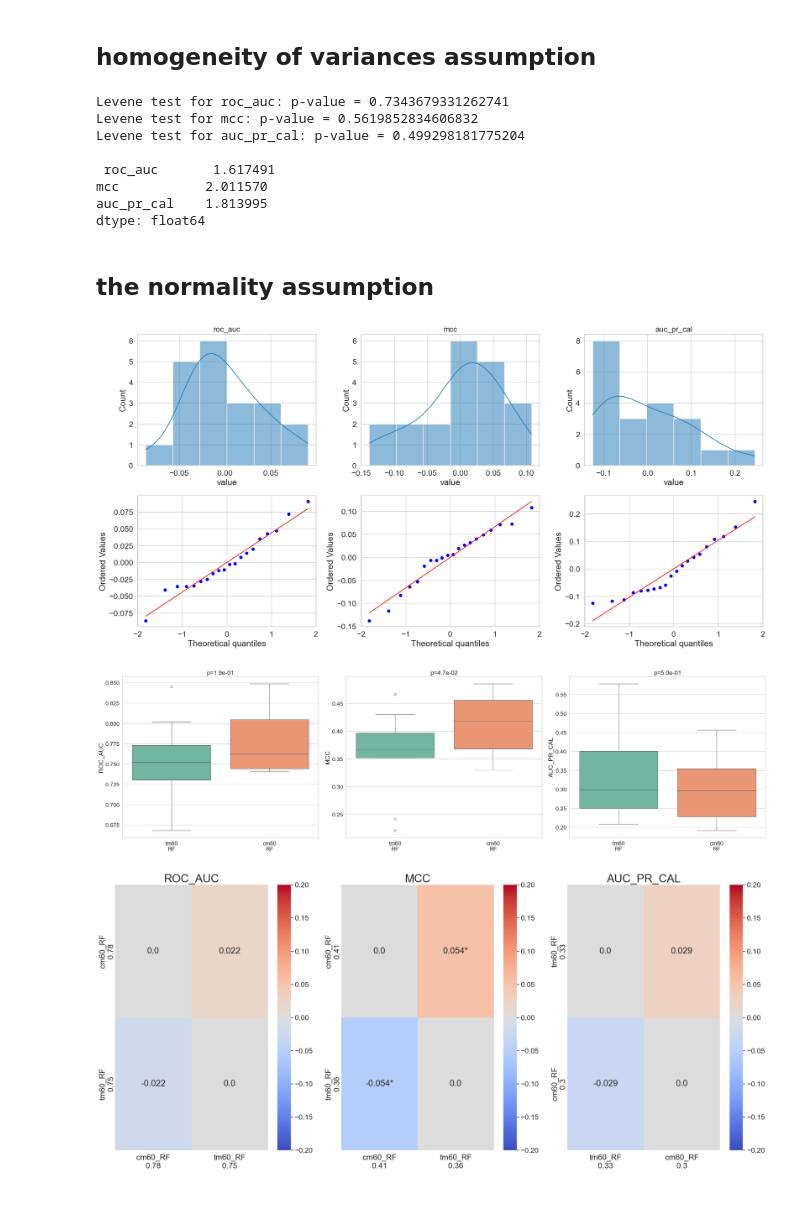
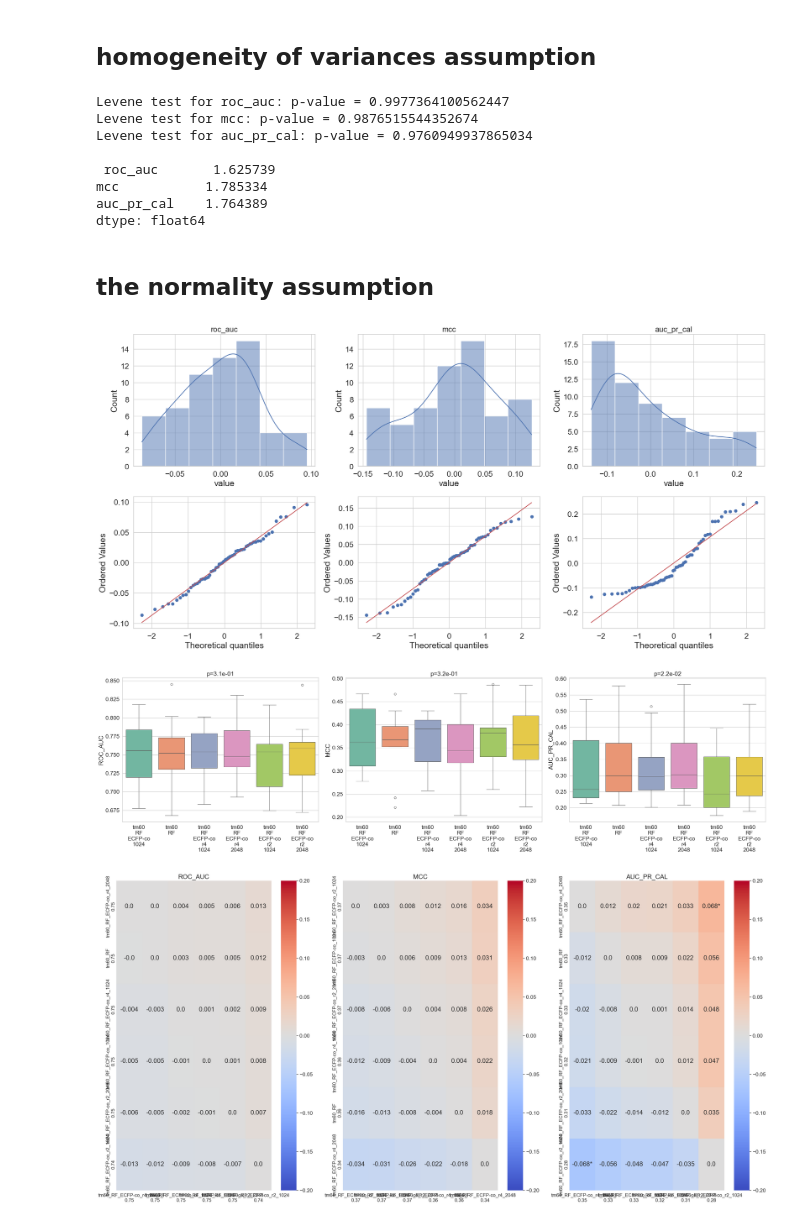
Before and after one commit to jackhhewitt/PGR_Y1, a Jupyter notebook: polaris model comparison/polaris.ipynb, the cells around one changed output. Cells and saved outputs as stored; diff of their text form; code cells hidden in the pictures.

```diff
--- a/polaris model comparison/polaris.ipynb
+++ b/polaris model comparison/polaris.ipynb
@@ -63,0 +52,18 @@ x60
+# %%
+tm60_ecfpco_r3_1024 = pd.read_csv(r'M:\ML_scripts\polaris-models\tm60_ecfp-co_1024\cv_trials.csv').drop(columns=['Unnamed: 0'])
+tm60_ecfpco_r3_2048 = pd.read_csv(r'M:\ML_scripts\polaris\tm60-trials-data\best_trial_fold_metrics.csv').drop(columns=['Unnamed: 0'])
+tm60_ecfpco_r4_1024 = pd.read_csv(r'M:\ML_scripts\polaris-models\tm60_ecfp-co_r4_1024\cv_trials.csv').drop(columns=['Unnamed: 0'])
+tm60_ecfpco_r4_2048 = pd.read_csv(r'M:\ML_scripts\polaris-models\tm60_ecfp-co_r4_2048\cv_trials.csv').drop(columns=['Unnamed: 0'])
+tm60_ecfpco_r2_1024 = pd.read_csv(r'M:\ML_scripts\polaris-models\tm60_ecfp-co_r2_1024\cv_trials.csv').drop(columns=['Unnamed: 0'])
+tm60_ecfpco_r2_2048 = pd.read_csv(r'M:\ML_scripts\polaris-models\tm60_ecfp-co_r2_2048\cv_trials.csv').drop(columns=['Unnamed: 0'])
+
+tm60_mods_df = pd.concat([tm60_ecfpco_r3_1024, tm60_ecfpco_r3_2048,
+                          tm60_ecfpco_r4_1024, tm60_ecfpco_r4_2048,
+                          tm60_ecfpco_r2_1024, tm60_ecfpco_r2_2048], axis=0)
+
+tm60_mods_df['cv_cycle'] = tm60_mods_df.index
+tm60_mods_df['split'] = 'stratified'
+
+tm60_mods_df = tm60_mods_df.rename(columns={'model': 'method'})
+
+metric_list = list(tm60_mods_df.columns[1:4])
@@ -65,43 +80,43 @@ x60
 ## homogeneity of variances assumption
 # %%
 for metric in metric_list:
-    groups = x60.groupby('method')[metric].apply(list)
+    groups = tm60_mods_df.groupby('method')[metric].apply(list)
     stat, pvalue = levene(*groups)
     print(f'Levene test for {metric}: p-value = {pvalue}')
 
-variances_by_model = x60.groupby('method')[metric_list].var()
+variances_by_model = tm60_mods_df.groupby('method')[metric_list].var()
 max_fold_diff = variances_by_model.max() / variances_by_model.min()
 print('\n',max_fold_diff)
 # %% [output]
-Levene test for roc_auc: p-value = 0.7343679331262741
-Levene test for mcc: p-value = 0.5619852834606832
-Levene test for auc_pr_cal: p-value = 0.499298181775204
+Levene test for roc_auc: p-value = 0.9977364100562447
+Levene test for mcc: p-value = 0.9876515544352674
+Levene test for auc_pr_cal: p-value = 0.9760949937865034
 
- roc_auc       1.617491
-mcc           2.011570
-auc_pr_cal    1.813995
+ roc_auc       1.625739
+mcc           1.785334
+auc_pr_cal    1.764389
 dtype: float64
 # %% [markdown]
 ## the normality assumption
 # %%
-make_normality_diagnostic(x60.copy(), metric_list)
+make_normality_diagnostic(tm60_mods_df.copy(), metric_list)
 # %% [output]
-[figure, old version]
+[figure, new version]
 # %%
-make_boxplots_parametric(x60, metric_list)
+make_boxplots_parametric(tm60_mods_df, metric_list)
 # %% [output]
-[figure, old version]
+[figure, new version]
 # %%
 import importlib
 import model_comparison
 
 importlib.reload(model_comparison)
 
 effect_dict = {'roc_auc':.1, 'mcc':.1, 'auc_pr_cal':.1}
 direction_dict = {'roc_auc':'maximize', 'mcc':'maximize', 'auc_pr_cal':'maximize'}
 
-model_comparison.make_mcs_plot_grid(x60, metric_list, group_col="method", effect_dict=effect_dict, direction_dict=direction_dict,
-                   figsize=(22, 10), cell_text_size=20, axis_text_size=18, title_text_size=26, show_diff=True, sort_axes=True)
+model_comparison.make_mcs_plot_grid(tm60_mods_df, metric_list, group_col="method", effect_dict=effect_dict, direction_dict=direction_dict,
+                   figsize=(30, 15), cell_text_size=20, axis_text_size=15, title_text_size=20, show_diff=True, sort_axes=True)
 # %% [output]
-[figure, old version]
+[figure, new version]
 # %%
```
Also changed, not shown: parts of 8 cells of this notebook.
